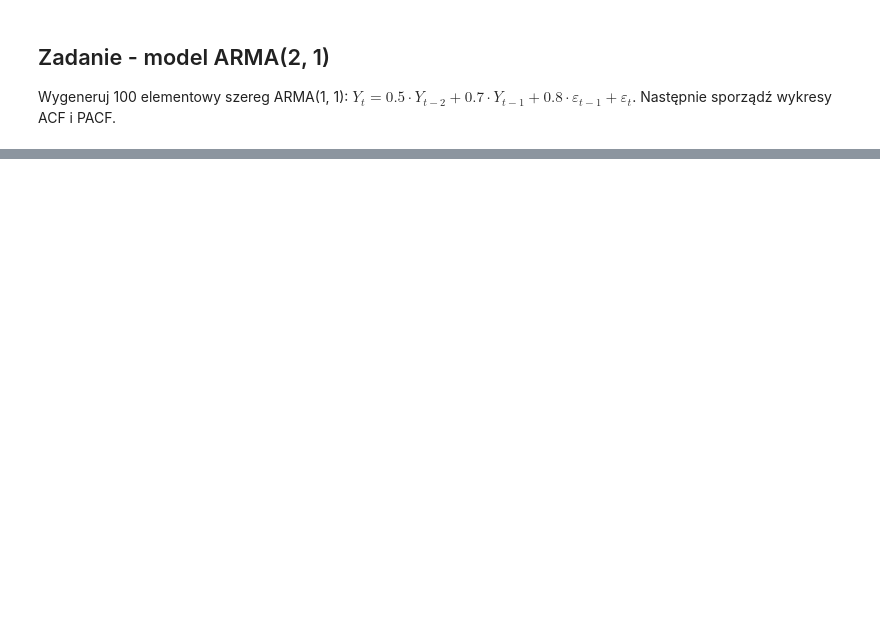
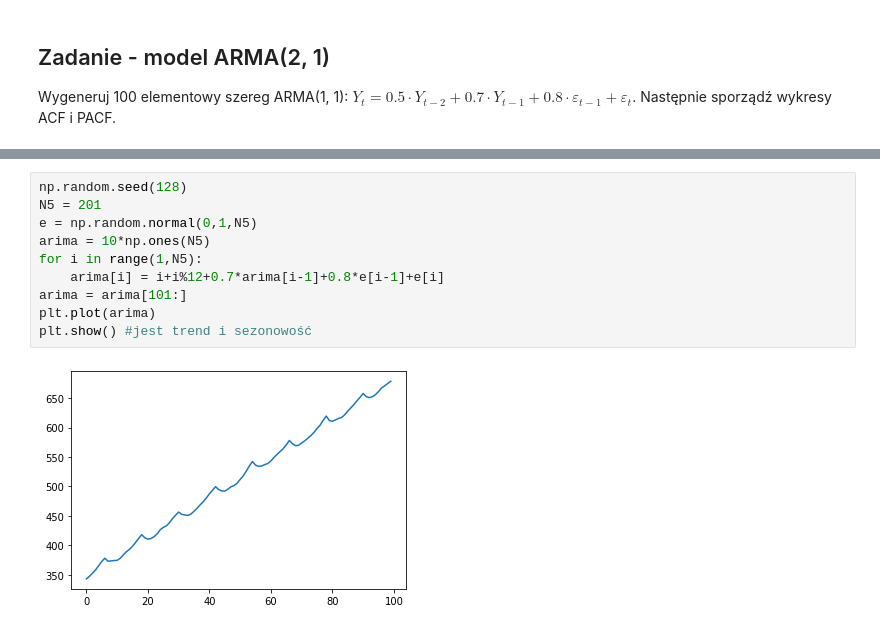
Before and after one commit to mdabrowski-phd/ds250223_regul, a Jupyter notebook: 04_szeregi_czasowe/05_MA_AR.ipynb, the cells around one changed output, grey strips where cells are left out. Cells and saved outputs as stored; diff of their text form; blank space fills up the shorter version.

```diff
--- a/04_szeregi_czasowe/05_MA_AR.ipynb
+++ b/04_szeregi_czasowe/05_MA_AR.ipynb
@@ -282,0 +329,12 @@ Wygeneruj 100 elementowy szereg ARMA(1, 1): $Y_t = 0.5\cdot Y_{t-2} + 0.7\cdot Y
+# %%
+np.random.seed(128)
+N5 = 201
+e = np.random.normal(0,1,N5)
+arima = 10*np.ones(N5)
+for i in range(1,N5):
+    arima[i] = i+i%12+0.7*arima[i-1]+0.8*e[i-1]+e[i]
+arima = arima[101:]
+plt.plot(arima)
+plt.show() #jest trend i sezonowość
+# %% [output]
+[figure, added]
```
Also changed, not shown: parts of 40 cells of this notebook.
